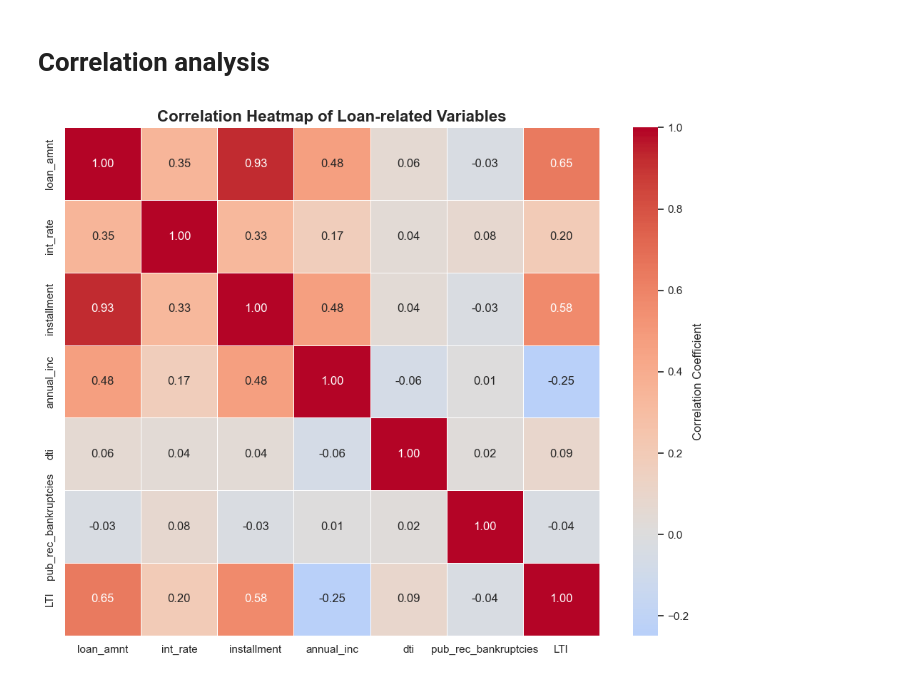
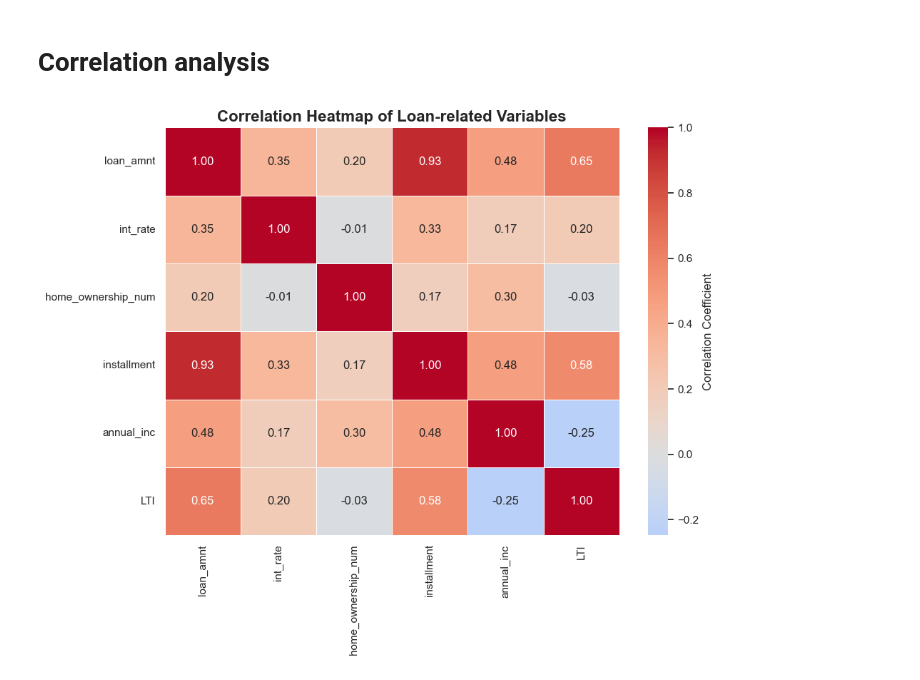
Before and after one commit to vijaykumar-qait/LendingClubCaseStudy, a Jupyter notebook: Vijay_Kumar.ipynb, the cells around one changed output. Drawn from its saved outputs; the diff is of its cells as text; code cells hidden in the pictures.

```diff
--- a/Vijay_Kumar.ipynb
+++ b/Vijay_Kumar.ipynb
@@ -1140,32 +1169,39 @@ plt.show()
+# %%
+df_charged_off['home_ownership_num'] = df_charged_off['home_ownership'].replace({
+    'RENT': 0,
+    'OWN': 1,
+    'MORTGAGE': 2,
+    'OTHER': 3
+})
 # %%
 # Select the relevant numeric columns for correlation analysis
 numeric_columns = [
-    'loan_amnt', 'int_rate',
-    'installment', 'annual_inc', 'dti', 'pub_rec_bankruptcies', 'LTI'
+    'loan_amnt', 'int_rate', 'home_ownership_num',
+    'installment', 'annual_inc', 'LTI'
 ]
 
 # Compute the correlation matrix
 corr_matrix = df_charged_off[numeric_columns].corr()
 
 # Set up the matplotlib figure
 plt.figure(figsize=(10, 8))
 
 # Draw the heatmap with correlation matrix
 sns.heatmap(
     corr_matrix,
     annot=True,       # Annotate with correlation coefficients
     cmap='coolwarm',  # Color map for correlation values
     center=0,         # Set the center at 0 for better visualization
     linewidths=0.5,   # Add line between cells
     fmt='.2f',        # Format for the correlation coefficient
     cbar_kws={'label': 'Correlation Coefficient'}  # Label for the color bar
 )
 
 # Title for the heatmap
 plt.title("Correlation Heatmap of Loan-related Variables", fontsize=16, weight='bold')
 
 # Show the plot
 plt.tight_layout()
 plt.show()
 # %% [output]
-[figure, old version]
+[figure, new version]
```
Also changed, not shown: parts of 85 cells of this notebook, 3 other files.
